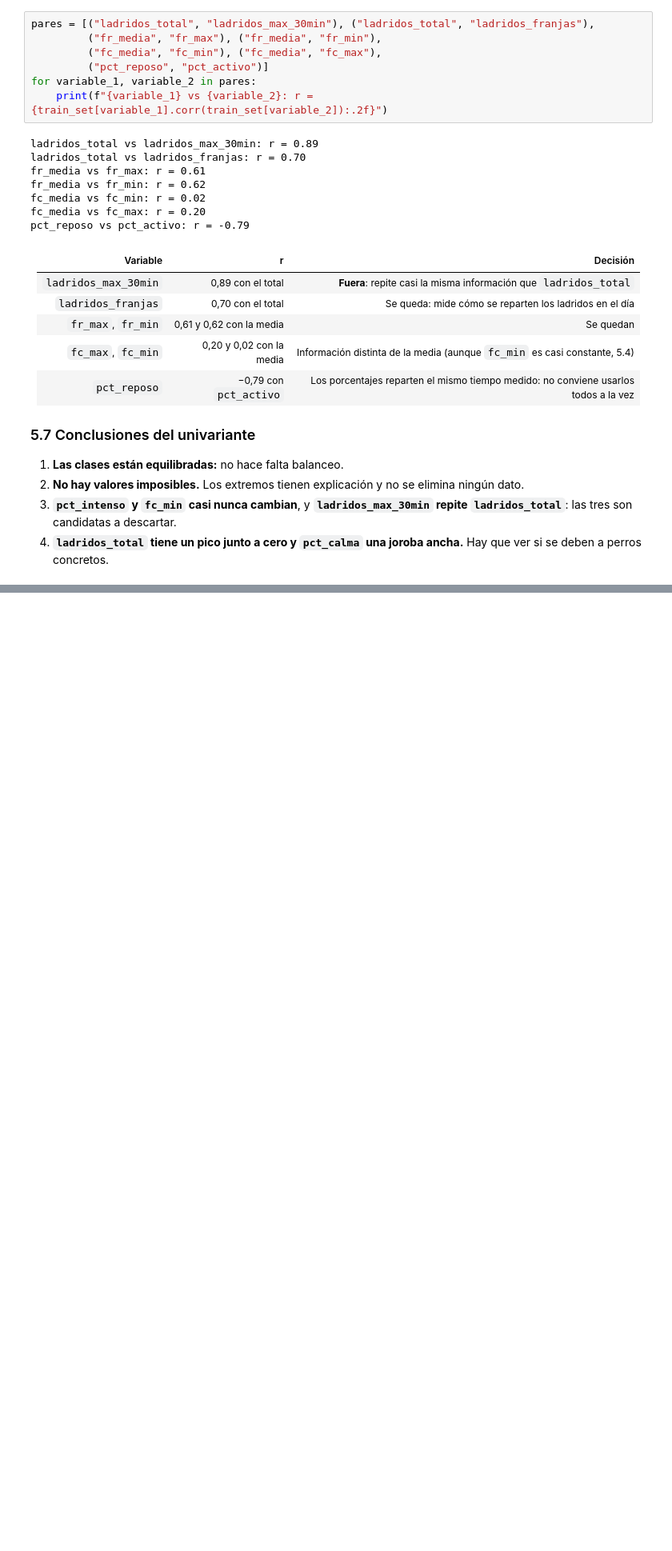
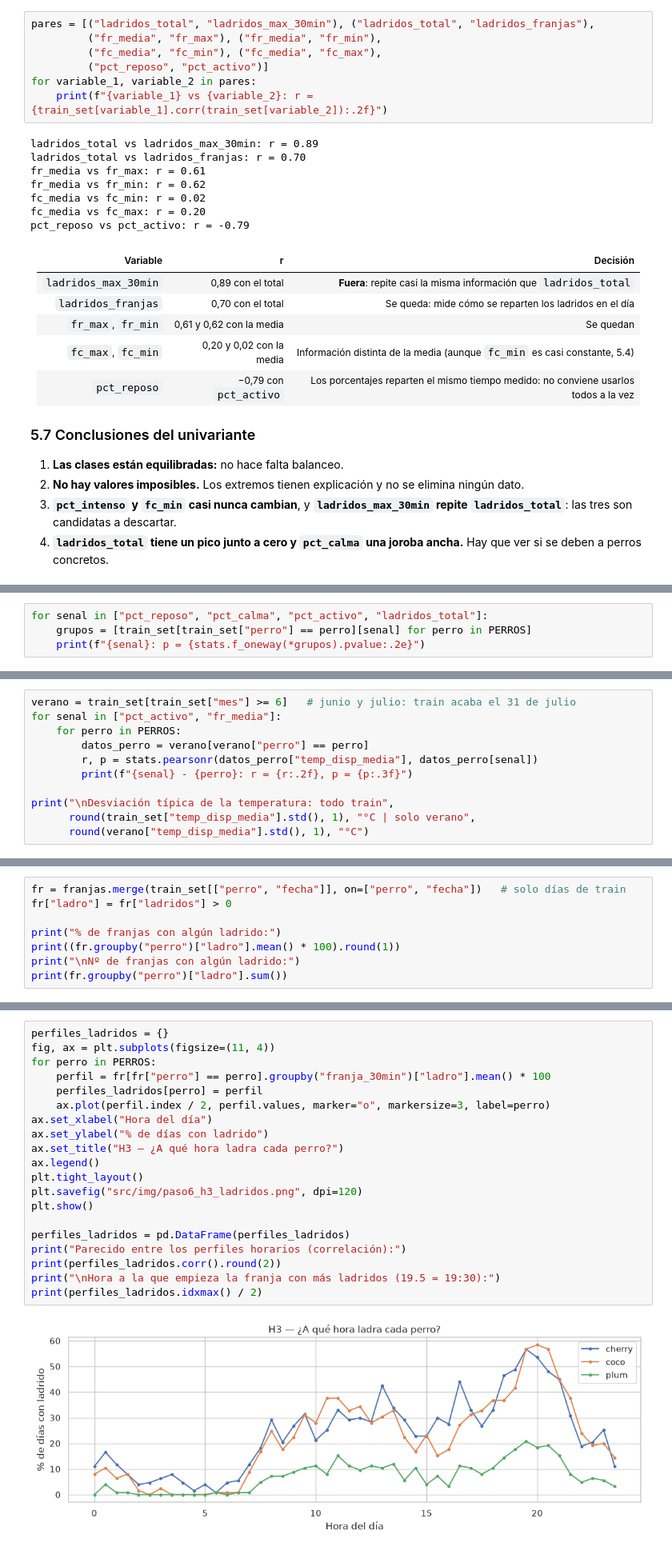
Before and after one commit to claudiavera156/ML_Huella_Conductual, a Jupyter notebook: main.ipynb, the cells around one changed output, grey strips where cells are left out. Shown at 80% size. Cells and saved outputs as stored; diff of their text form; blank space fills up the shorter version.

```diff
--- a/main.ipynb
+++ b/main.ipynb
@@ -511,0 +619,4 @@ pct_reposo vs pct_activo: r = -0.79
+# %%
+for senal in ["pct_reposo", "pct_calma", "pct_activo", "ladridos_total"]:
+    grupos = [train_set[train_set["perro"] == perro][senal] for perro in PERROS]
+    print(f"{senal}: p = {stats.f_oneway(*grupos).pvalue:.2e}")
@@ -511,0 +676,11 @@ pct_reposo vs pct_activo: r = -0.79
+# %%
+verano = train_set[train_set["mes"] >= 6]   # junio y julio: train acaba el 31 de julio
+for senal in ["pct_activo", "fr_media"]:
+    for perro in PERROS:
+        datos_perro = verano[verano["perro"] == perro]
+        r, p = stats.pearsonr(datos_perro["temp_disp_media"], datos_perro[senal])
+        print(f"{senal} - {perro}: r = {r:.2f}, p = {p:.3f}")
+
+print("\nDesviación típica de la temperatura: todo train",
+      round(train_set["temp_disp_media"].std(), 1), "°C | solo verano",
+      round(verano["temp_disp_media"].std(), 1), "°C")
@@ -511,0 +704,8 @@ pct_reposo vs pct_activo: r = -0.79
+# %%
+fr = franjas.merge(train_set[["perro", "fecha"]], on=["perro", "fecha"])   # solo días de train
+fr["ladro"] = fr["ladridos"] > 0
+
+print("% de franjas con algún ladrido:")
+print((fr.groupby("perro")["ladro"].mean() * 100).round(1))
+print("\nNº de franjas con algún ladrido:")
+print(fr.groupby("perro")["ladro"].sum())
@@ -511,0 +730,22 @@ pct_reposo vs pct_activo: r = -0.79
+# %%
+perfiles_ladridos = {}
+fig, ax = plt.subplots(figsize=(11, 4))
+for perro in PERROS:
+    perfil = fr[fr["perro"] == perro].groupby("franja_30min")["ladro"].mean() * 100
+    perfiles_ladridos[perro] = perfil
+    ax.plot(perfil.index / 2, perfil.values, marker="o", markersize=3, label=perro)
+ax.set_xlabel("Hora del día")
+ax.set_ylabel("% de días con ladrido")
+ax.set_title("H3 — ¿A qué hora ladra cada perro?")
+ax.legend()
+plt.tight_layout()
+plt.savefig("src/img/paso6_h3_ladridos.png", dpi=120)
+plt.show()
+
+perfiles_ladridos = pd.DataFrame(perfiles_ladridos)
+print("Parecido entre los perfiles horarios (correlación):")
+print(perfiles_ladridos.corr().round(2))
+print("\nHora a la que empieza la franja con más ladridos (19.5 = 19:30):")
+print(perfiles_ladridos.idxmax() / 2)
+# %% [output]
+[figure, added]
```
Also changed, not shown: parts of 29 cells of this notebook, 4 other files.
